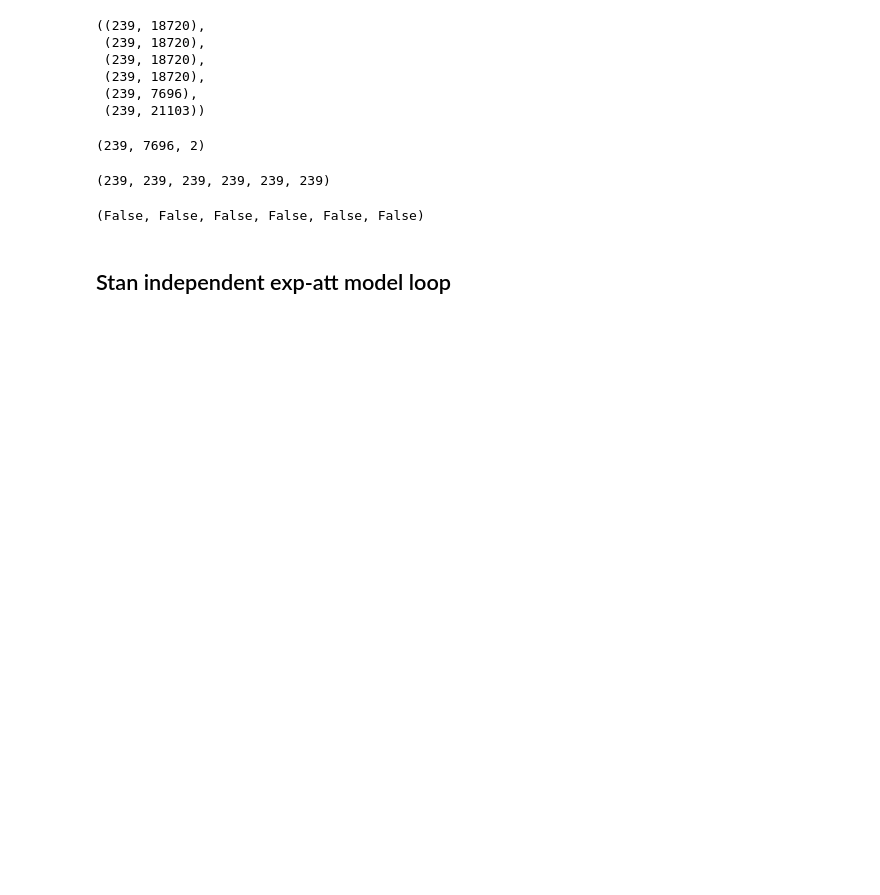
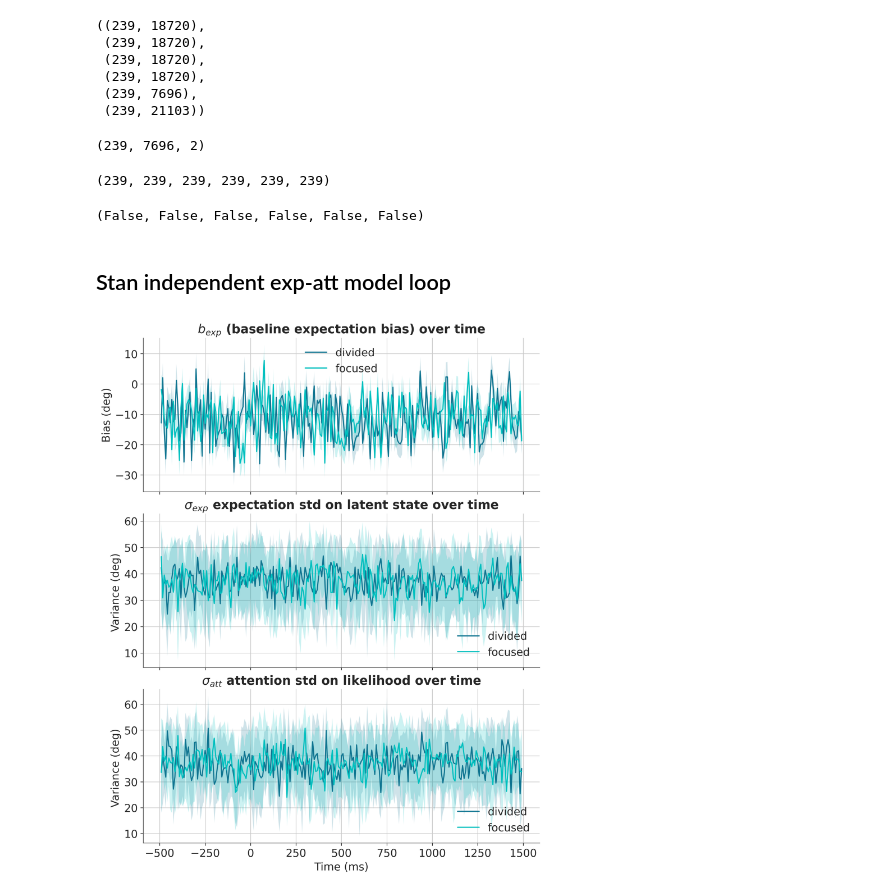
Before and after one commit to NuttidaLab/state_space_analysis, a Jupyter notebook: 02_bayes.ipynb, the cells around one changed output. Cells and saved outputs as stored; diff of their text form; code cells hidden in the pictures; blank space fills up the shorter version.

```diff
--- a/02_bayes.ipynb
+++ b/02_bayes.ipynb
@@ -143,0 +170,40 @@ for cat, dat in zip(cats, dats):
+# %%
+a_bias = np.array(a_bias)
+a_sig = np.array(a_sig)
+b_sig = np.array(b_sig)
+# %%
+def plot_params_over_time( a_bias, a_sig, b_sig, cats):
+    fig, ax = plt.subplots(3, 1, figsize=(8, 10), sharex=True)
+
+    small_axis = xaxis[start_idx:end_idx]
+
+    for idx, cat in enumerate(cats):
+        ax[0].plot(small_axis, a_bias[idx].mean(axis=1), label=cat)
+        ax[0].fill_between(small_axis, *np.percentile(a_bias[idx], [2.5, 97.5], axis=1), alpha=0.2)
+
+        ax[1].plot(small_axis, a_sig[idx].mean(axis=1), label=cat)
+        ax[1].fill_between(small_axis, *np.percentile(a_sig[idx], [2.5, 97.5], axis=1), alpha=0.2)
+
+        ax[2].plot(small_axis, b_sig[idx].mean(axis=1), label=cat)
+        ax[2].fill_between(small_axis, *np.percentile(b_sig[idx], [2.5, 97.5], axis=1), alpha=0.2)
+
+    # titles
+    ax[0].set_title("$b_{exp}$ (baseline expectation bias) over time")
+    ax[1].set_title("$\sigma_{exp}$ expectation std on latent state over time")
+    ax[2].set_title("$\sigma_{att}$ attention std on likelihood over time")
+
+    ax[0].legend()
+    ax[1].legend()
+    ax[2].legend()
+
+    ax[0].set_ylabel("Bias (deg)")
+    ax[1].set_ylabel("Variance (deg) ")
+    ax[2].set_ylabel("Variance (deg) ")
+
+    ax[2].set_xlabel("Time (ms)")
+
+    plt.show()
+# %%
+plot_params_over_time(a_bias, a_sig, b_sig, cats)
+# %% [output]
+[figure, added]
```
Also changed, not shown: parts of 4 cells of this notebook.
